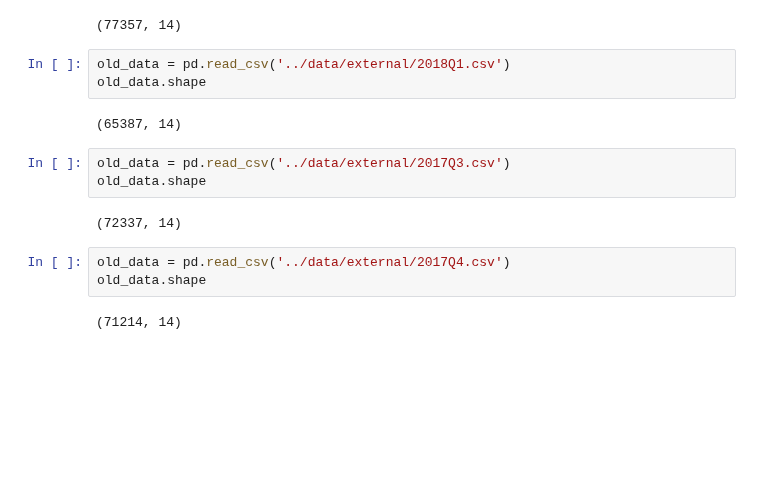
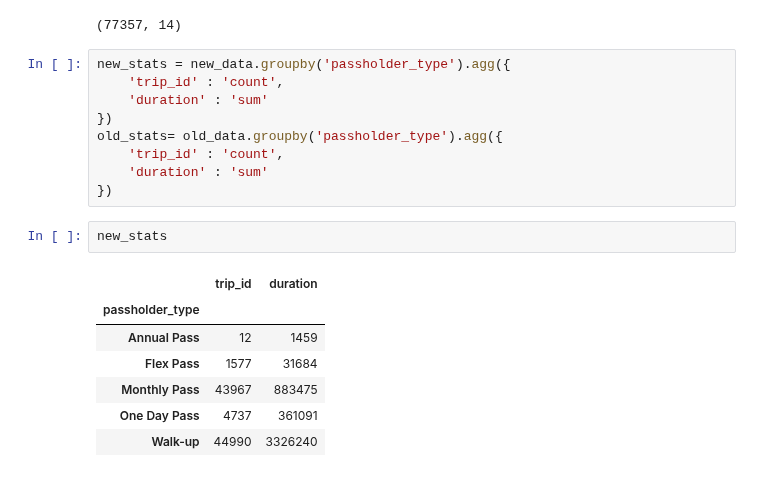
Before and after one commit to finnqiao/la_metro_bikeshare_data, a Jupyter notebook: notebooks/Q3 EDA.ipynb, the cells around one changed output. Drawn from its saved outputs; the diff is of its cells as text; blank space fills up the shorter version.

```diff
--- a/notebooks/Untitled.ipynb
+++ b/notebooks/Q3 EDA.ipynb
@@ -19,18 +19,22 @@ old_data = pd.read_csv('../data/external/2018Q2.csv')
 old_data.shape
 # %% [output]
 (77357, 14)
-# %%
-old_data = pd.read_csv('../data/external/2018Q1.csv')
-old_data.shape
-# %% [output]
-(65387, 14)
-# %%
-old_data = pd.read_csv('../data/external/2017Q3.csv')
-old_data.shape
-# %% [output]
-(72337, 14)
-# %%
-old_data = pd.read_csv('../data/external/2017Q4.csv')
-old_data.shape
-# %% [output]
-(71214, 14)
+# %%
+new_stats = new_data.groupby('passholder_type').agg({
+    'trip_id' : 'count',
+    'duration' : 'sum'
+})
+old_stats= old_data.groupby('passholder_type').agg({
+    'trip_id' : 'count',
+    'duration' : 'sum'
+})
+# %%
+new_stats
+# %% [output]
+|  | trip_id | duration |
+| passholder_type |  |  |
+| Annual Pass | 12 | 1459 |
+| Flex Pass | 1577 | 31684 |
+| Monthly Pass | 43967 | 883475 |
+| One Day Pass | 4737 | 361091 |
+| Walk-up | 44990 | 3326240 |
```
Also changed, not shown: parts of 1 cell of this notebook, 2 other files.
